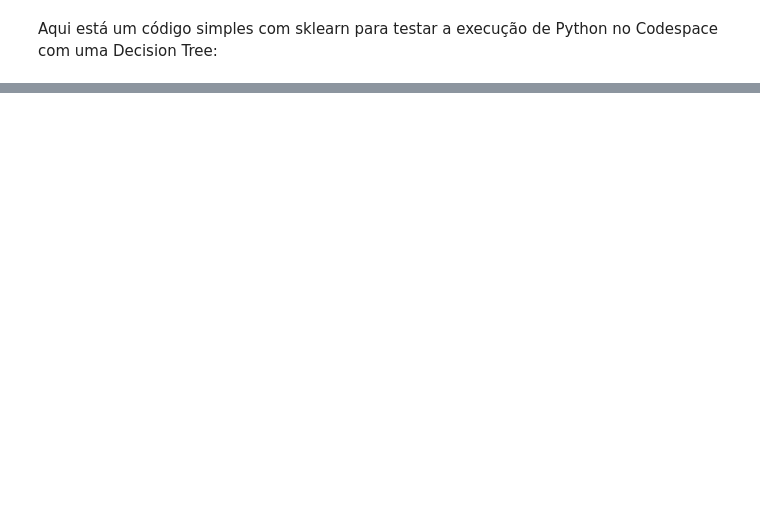
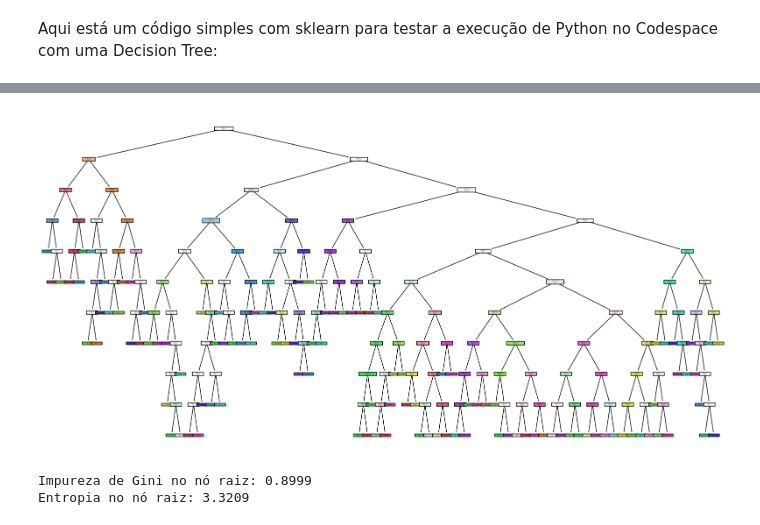
Before and after one commit to SergioBellas/mba-deeplearning-iad-006-2024-public, a Jupyter notebook: notebooks/começar_por_aqui.ipynb, the cells around one changed output, grey strips where cells are left out. Drawn from its saved outputs; the diff is of its cells as text; code cells hidden in the pictures; blank space fills up the shorter version.

```diff
--- a/notebooks/começar_por_aqui.ipynb
+++ b/notebooks/começar_por_aqui.ipynb
@@ -262,0 +145,34 @@ Gini Impurity do conjunto 2: 0.3200
+# %%
+#Exercício 3 - Visualização da árvore de decisão e Medida de Impureza
+#Passo 1: Visualizar a Árvore de Decisão
+from sklearn.tree import plot_tree
+import matplotlib.pyplot as plt
+
+# Visualizar a árvore de decisão
+plt.figure(figsize=(20, 10))
+plot_tree(tree_clf, filled=True, feature_names=digits.feature_names, class_names=digits.target_names.astype(str), rounded=True)
+plt.show()
+
+#Passo 3: Calcular a Medida de Impureza
+# Função para calcular a impureza de Gini
+def gini_impurity(labels):
+    unique_labels, counts = np.unique(labels, return_counts=True)
+    probabilities = counts / counts.sum()
+    return 1 - np.sum(probabilities**2)
+
+# Função para calcular a entropia
+def entropy(labels):
+    unique_labels, counts = np.unique(labels, return_counts=True)
+    probabilities = counts / counts.sum()
+    return -np.sum(probabilities * np.log2(probabilities))
+
+# Exemplo de cálculo de impureza para o nó raiz (todas as classes)
+root_gini = gini_impurity(y_train)
+root_entropy = entropy(y_train)
+
+print(f"Impureza de Gini no nó raiz: {root_gini:.4f}")
+print(f"Entropia no nó raiz: {root_entropy:.4f}")
+# %% [output]
+[figure, added]
+Impureza de Gini no nó raiz: 0.8999
+Entropia no nó raiz: 3.3209
```
Also changed, not shown: parts of 6 cells of this notebook, 2 other files.
